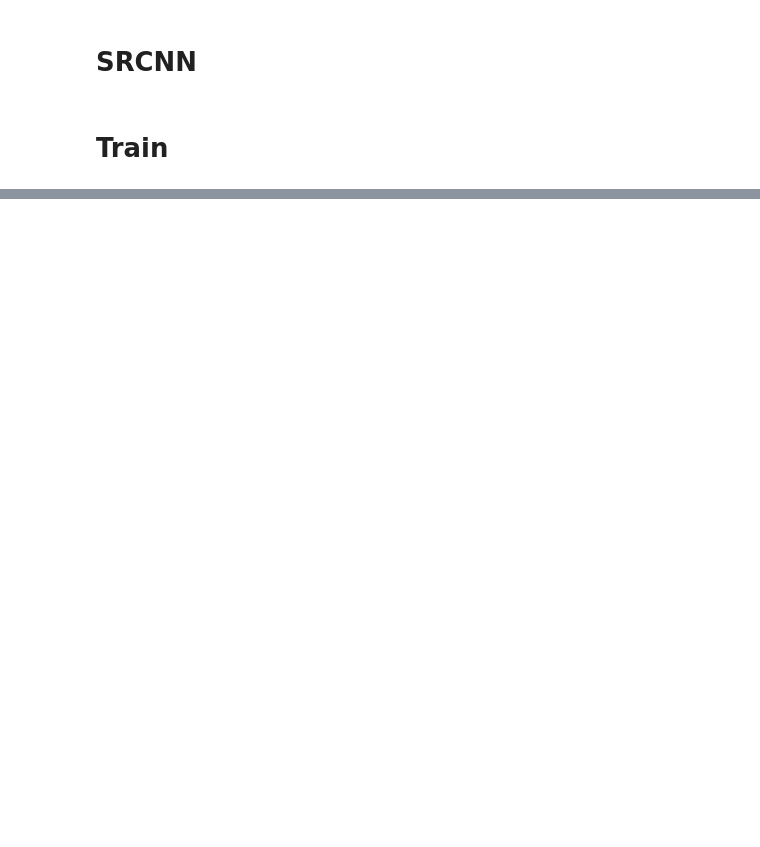
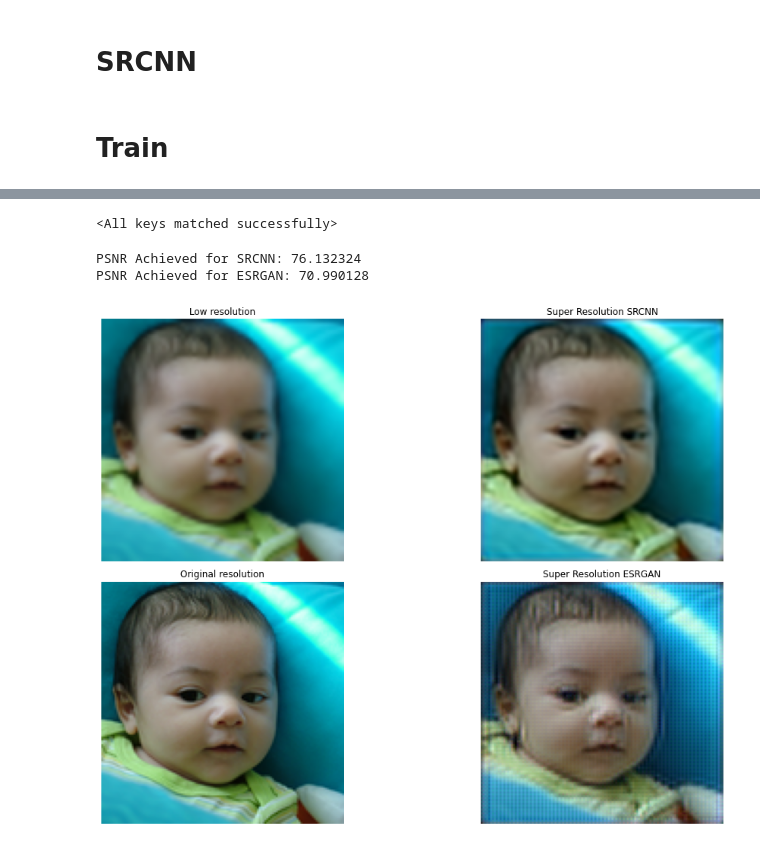
Before and after one commit to Sheldonsu28/CSC413-Project, a Jupyter notebook: csc413_project.ipynb, the cells around one changed output, grey strips where cells are left out. Saved outputs shown, nothing was run; the diff lists cells and outputs as text; code cells hidden in the pictures; blank space fills up the shorter version.

```diff
--- a/csc413_project.ipynb
+++ b/csc413_project.ipynb
@@ -644,0 +667,45 @@ Iteration 11/1000, G loss: 0.0995243564248085, D loss: 0.19503650069236755
+# %%
+ori_image = read_image("/content/00000/00000.png")
+lr_image_srcnn = preprocess_image("/content/00000/00000.png", "SRCNN")
+lr_image_esrgan = preprocess_image("/content/00000/00000.png", "ESRGAN")
+# %%
+model = SRCNN(args['out_channels'])
+if torch.cuda.is_available():
+    model.cuda(device)
+model.load_state_dict(torch.load('/content/SRCNN_lr_0.0001.pt'))
+
+G = Generator(args['out_channels'])
+if torch.cuda.is_available():
+    G.cuda(device)
+G.load_state_dict(torch.load("/content/drive/MyDrive/CSC413/ESRGAN_G_lr_0.0001.pt"))
+# %% [output]
+<All keys matched successfully>
+# %%
+out = model(to_var(lr_image_srcnn[None, :, :, :], device))
+out = out.squeeze(0).cpu().detach()
+save_image(out, "SRCNN_test.png")
+
+out_G = G(to_var(lr_image_esrgan[None, :, :, :], device))
+out_G = out_G.squeeze(0).cpu().detach()
+save_image(out_G, "ESRGAN_out.png")
+# %%
+plt.rcParams['figure.figsize'] = [15, 10]
+fig, axes = plt.subplots(2, 2)
+fig.tight_layout()
+plt.subplot(221)
+plot_image(lr_image_srcnn, "Low resolution")
+plt.subplot(222)
+fig.tight_layout()
+plot_image(read_image("SRCNN_test.png"), "Super Resolution SRCNN")
+plt.subplot(223)
+fig.tight_layout()
+plot_image(ori_image, title="Original resolution")
+plt.subplot(224)
+fig.tight_layout()
+plot_image(read_image("ESRGAN_out.png"), "Super Resolution ESRGAN")
+print("PSNR Achieved for SRCNN: %f" % PSNR(out, ori_image))
+print("PSNR Achieved for ESRGAN: %f" % PSNR(out_G, ori_image))
+# %% [output]
+PSNR Achieved for SRCNN: 76.132324
+PSNR Achieved for ESRGAN: 70.990128
+[figure, added]
```
Also changed, not shown: parts of 11 cells of this notebook.
